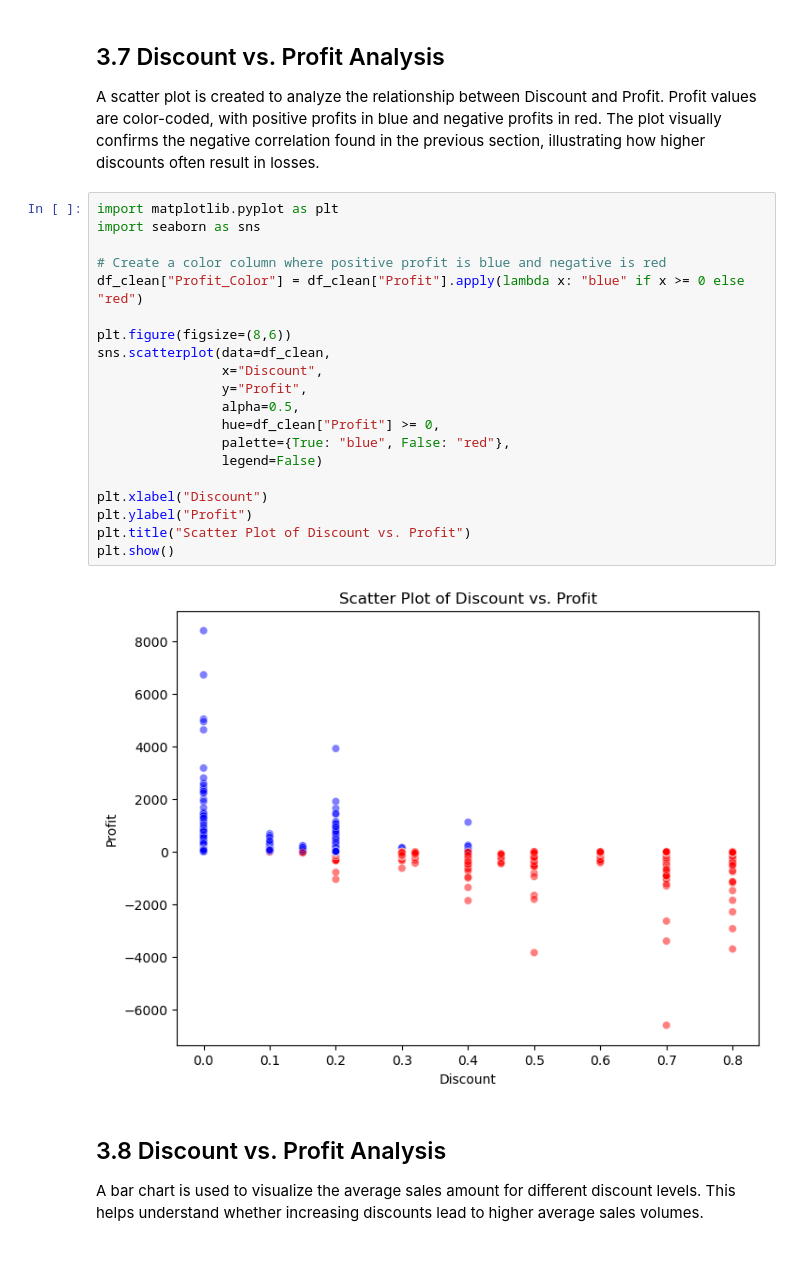
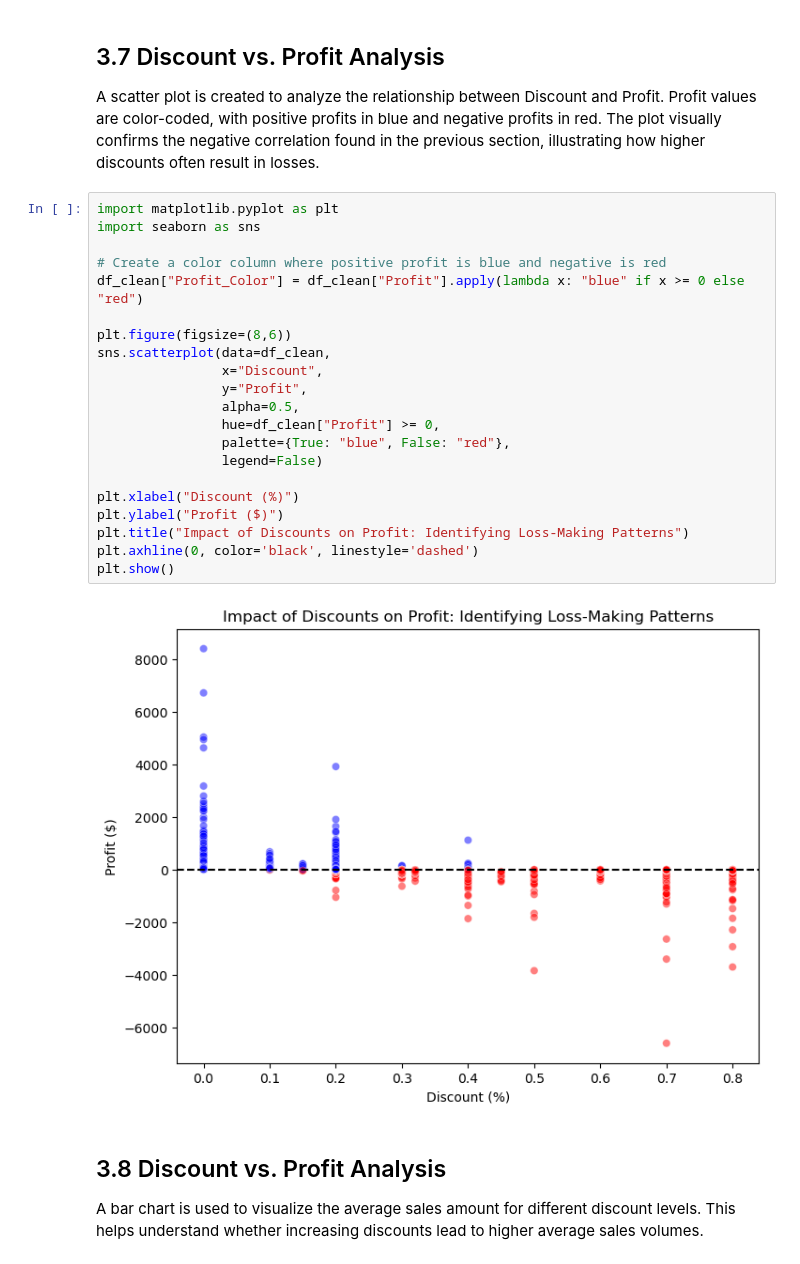
Before and after one commit to jgp-13/Superstore_Sales_Data, a Jupyter notebook: notebooks/03-Data_Visualisation.ipynb, the cells around one changed output. Cells and saved outputs as stored; diff of their text form.

```diff
--- a/notebooks/03-Data_Visualisation.ipynb
+++ b/notebooks/03-Data_Visualisation.ipynb
@@ -82,25 +84,26 @@ A scatter plot is created to analyze the relationship between Discount and Profi
 # %%
 import matplotlib.pyplot as plt
 import seaborn as sns
 
 # Create a color column where positive profit is blue and negative is red
 df_clean["Profit_Color"] = df_clean["Profit"].apply(lambda x: "blue" if x >= 0 else "red")
 
 plt.figure(figsize=(8,6))
 sns.scatterplot(data=df_clean,
                 x="Discount",
                 y="Profit",
                 alpha=0.5,
                 hue=df_clean["Profit"] >= 0,
                 palette={True: "blue", False: "red"},
                 legend=False)
 
-plt.xlabel("Discount")
-plt.ylabel("Profit")
-plt.title("Scatter Plot of Discount vs. Profit")
+plt.xlabel("Discount (%)")
+plt.ylabel("Profit ($)")
+plt.title("Impact of Discounts on Profit: Identifying Loss-Making Patterns")
+plt.axhline(0, color='black', linestyle='dashed')
 plt.show()
 # %% [output]
-[figure, old version]
+[figure, new version]
 # %% [markdown]
 ## 3.8 Discount vs. Profit Analysis
 A bar chart is used to visualize the average sales amount for different discount levels. This helps understand whether increasing discounts lead to higher average sales volumes.
```
Also changed, not shown: parts of 5 cells of this notebook, 3 other files.
